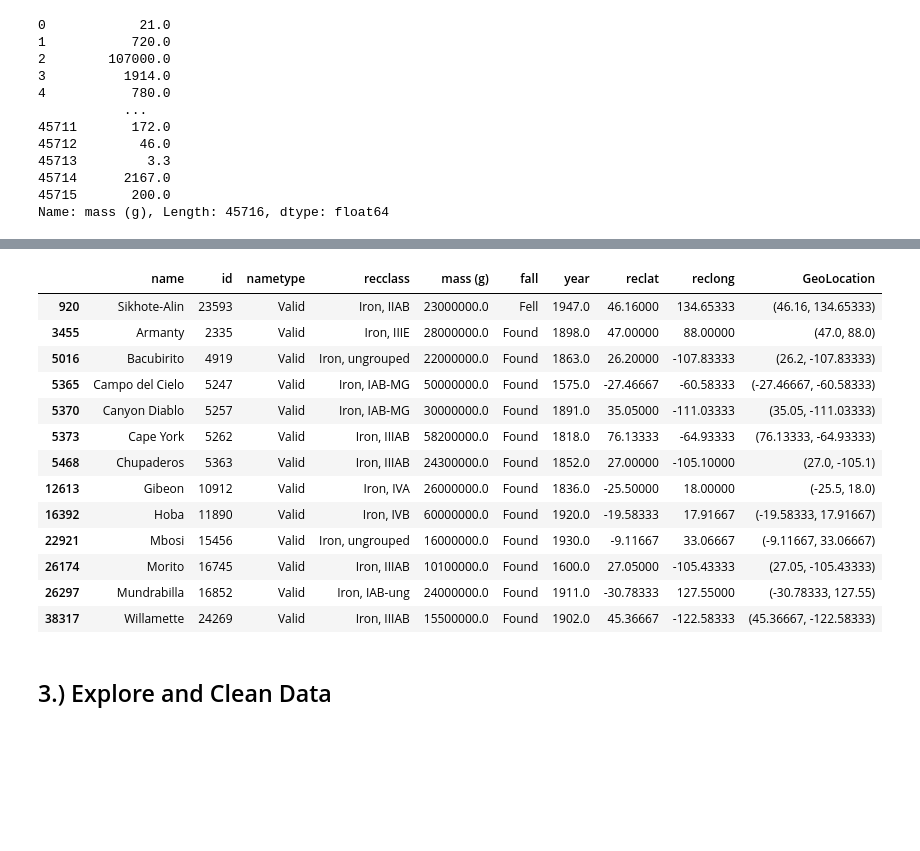
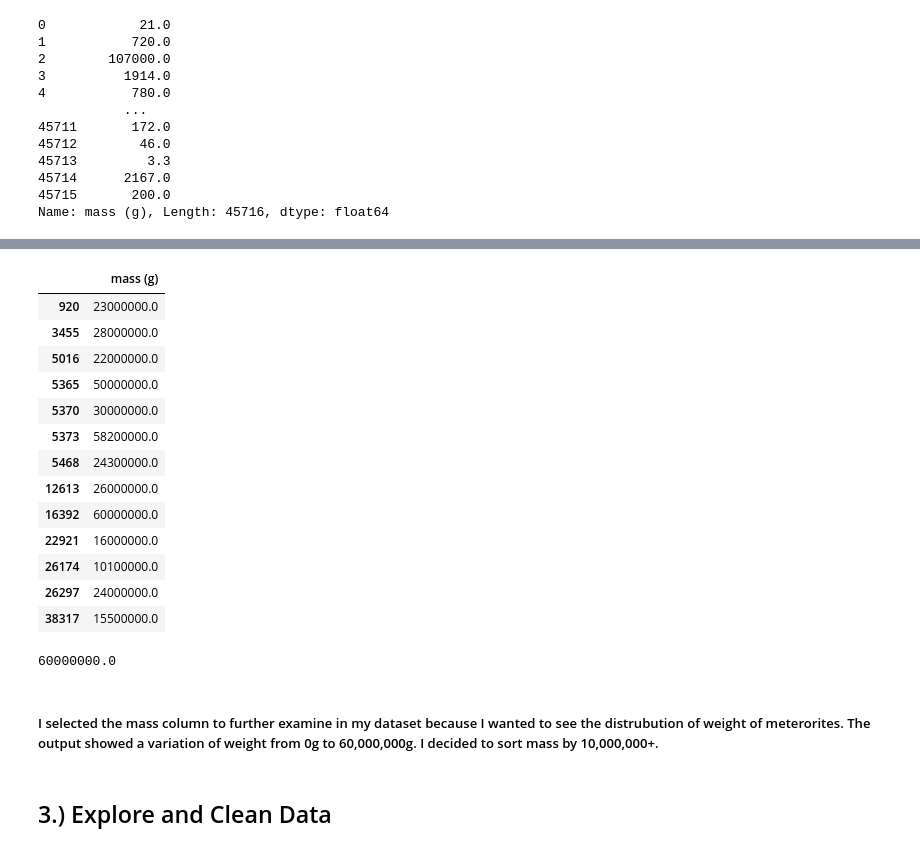
Before and after one commit to dkdukes5/IA-340, a Jupyter notebook: Lab-2.ipynb, the cells around one changed output, grey strips where cells are left out. Saved outputs shown, nothing was run; the diff lists cells and outputs as text; code cells hidden in the pictures; blank space fills up the shorter version.

```diff
--- a/Lab-2.ipynb
+++ b/Lab-2.ipynb
@@ -60,4 +53,7 @@ df.describe() #gives you a statitical summary
 # %% [markdown]
 ## B. Clean the Data
 # %%
-df.rename
+#rename columns
+
+df.rename(columns={"id": "ID"}, inplace=True) #rename id to ID
+df.head()
@@ -95,20 +146,28 @@ Name: mass (g), Length: 45716, dtype: float64
 # %%
-df[df['mass (g)'] > 10000000] #shows onlu rows where mass is > 10000000
+#filter row with a condition
+
+df[df['mass (g)'] > 10000000][['mass (g)']] #shows onlu rows where mass is > 10000000
 # %% [output]
-|  | name | id | nametype | recclass | mass (g) | fall | year | reclat | reclong | GeoLocation |
-| 920 | Sikhote-Alin | 23593 | Valid | Iron, IIAB | 23000000.0 | Fell | 1947.0 | 46.16000 | 134.65333 | (46.16, 134.65333) |
-| 3455 | Armanty | 2335 | Valid | Iron, IIIE | 28000000.0 | Found | 1898.0 | 47.00000 | 88.00000 | (47.0, 88.0) |
-| 5016 | Bacubirito | 4919 | Valid | Iron, ungrouped | 22000000.0 | Found | 1863.0 | 26.20000 | -107.83333 | (26.2, -107.83333) |
-| 5365 | Campo del Cielo | 5247 | Valid | Iron, IAB-MG | 50000000.0 | Found | 1575.0 | -27.46667 | -60.58333 | (-27.46667, -60.58333) |
-| 5370 | Canyon Diablo | 5257 | Valid | Iron, IAB-MG | 30000000.0 | Found | 1891.0 | 35.05000 | -111.03333 | (35.05, -111.03333) |
-| 5373 | Cape York | 5262 | Valid | Iron, IIIAB | 58200000.0 | Found | 1818.0 | 76.13333 | -64.93333 | (76.13333, -64.93333) |
-| 5468 | Chupaderos | 5363 | Valid | Iron, IIIAB | 24300000.0 | Found | 1852.0 | 27.00000 | -105.10000 | (27.0, -105.1) |
-| 12613 | Gibeon | 10912 | Valid | Iron, IVA | 26000000.0 | Found | 1836.0 | -25.50000 | 18.00000 | (-25.5, 18.0) |
-| 16392 | Hoba | 11890 | Valid | Iron, IVB | 60000000.0 | Found | 1920.0 | -19.58333 | 17.91667 | (-19.58333, 17.91667) |
-| 22921 | Mbosi | 15456 | Valid | Iron, ungrouped | 16000000.0 | Found | 1930.0 | -9.11667 | 33.06667 | (-9.11667, 33.06667) |
-| 26174 | Morito | 16745 | Valid | Iron, IIIAB | 10100000.0 | Found | 1600.0 | 27.05000 | -105.43333 | (27.05, -105.43333) |
-| 26297 | Mundrabilla | 16852 | Valid | Iron, IAB-ung | 24000000.0 | Found | 1911.0 | -30.78333 | 127.55000 | (-30.78333, 127.55) |
-| 38317 | Willamette | 24269 | Valid | Iron, IIIAB | 15500000.0 | Found | 1902.0 | 45.36667 | -122.58333 | (45.36667, -122.58333) |
+|  | mass (g) |
+| 920 | 23000000.0 |
+| 3455 | 28000000.0 |
+| 5016 | 22000000.0 |
+| 5365 | 50000000.0 |
+| 5370 | 30000000.0 |
+| 5373 | 58200000.0 |
+| 5468 | 24300000.0 |
+| 12613 | 26000000.0 |
+| 16392 | 60000000.0 |
+| 22921 | 16000000.0 |
+| 26174 | 10100000.0 |
+| 26297 | 24000000.0 |
+| 38317 | 15500000.0 |
+# %%
+df['mass (g)'].max()#shows the max value of mass in the column
+# %% [output]
+60000000.0
+# %% [markdown]
+##### I selected the mass column to further examine in my dataset because I wanted to see the distrubution of weight of meterorites. The output showed a variation of weight from 0g to 60,000,000g. I decided to sort mass by 10,000,000+.
 # %% [markdown]
 ## 3.) Explore and Clean Data
 # %%
```
Also changed, not shown: parts of 18 cells of this notebook.
